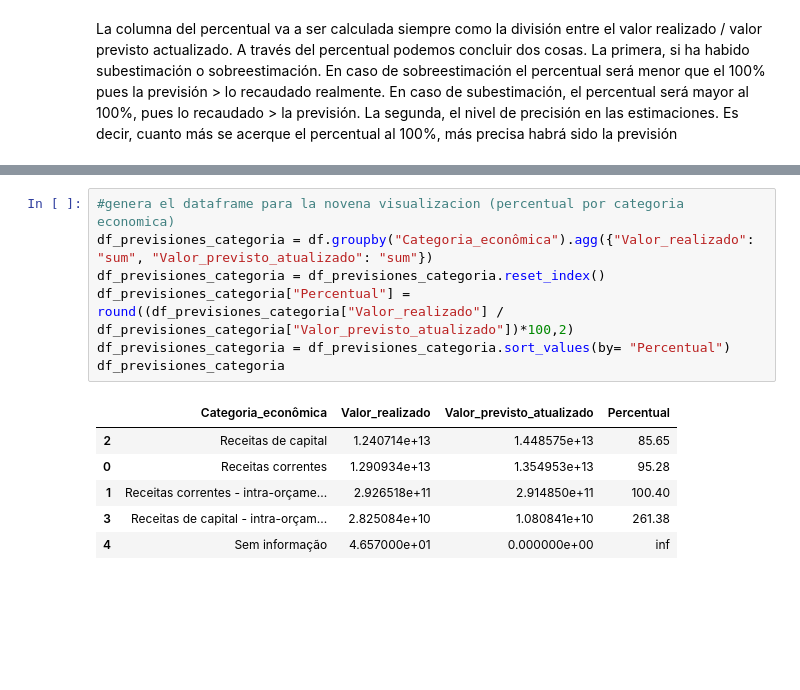
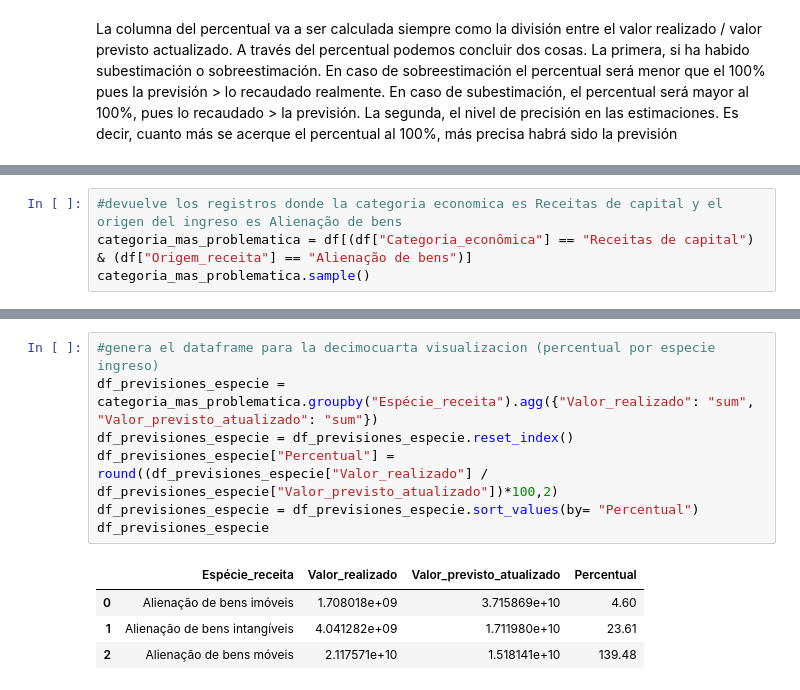
Before and after one commit to raquelscv/Proyecto2-AnalisisPandas, a Jupyter notebook: Analisis_Ingresos_Brasil.ipynb, the cells around one changed output, grey strips where cells are left out. Drawn from its saved outputs; the diff is of its cells as text; blank space fills up the shorter version.

```diff
--- a/Analisis_Ingresos_Brasil.ipynb
+++ b/Analisis_Ingresos_Brasil.ipynb
@@ -480,0 +623,4 @@ Me meto a analizar el area problematica detectada en cuanto a organos superiores
+# %%
+#devuelve los registros donde la categoria economica es Receitas de capital y el origen del ingreso es Alienação de bens
+categoria_mas_problematica = df[(df["Categoria_econômica"] == "Receitas de capital") & (df["Origem_receita"] == "Alienação de bens")]
+categoria_mas_problematica.sample()
@@ -481,14 +630,12 @@ Me meto a analizar el area problematica detectada en cuanto a organos superiores
 # %%
-#genera el dataframe para la novena visualizacion (percentual por categoria economica)
-df_previsiones_categoria = df.groupby("Categoria_econômica").agg({"Valor_realizado": "sum", "Valor_previsto_atualizado": "sum"})
-df_previsiones_categoria = df_previsiones_categoria.reset_index()
-df_previsiones_categoria["Percentual"] = round((df_previsiones_categoria["Valor_realizado"] / df_previsiones_categoria["Valor_previsto_atualizado"])*100,2)
-df_previsiones_categoria = df_previsiones_categoria.sort_values(by= "Percentual")
-df_previsiones_categoria
+#genera el dataframe para la decimocuarta visualizacion (percentual por especie ingreso)
+df_previsiones_especie = categoria_mas_problematica.groupby("Espécie_receita").agg({"Valor_realizado": "sum", "Valor_previsto_atualizado": "sum"})
+df_previsiones_especie = df_previsiones_especie.reset_index()
+df_previsiones_especie["Percentual"] = round((df_previsiones_especie["Valor_realizado"] / df_previsiones_especie["Valor_previsto_atualizado"])*100,2)
+df_previsiones_especie = df_previsiones_especie.sort_values(by= "Percentual")
+df_previsiones_especie
 # %% [output]
-|  | Categoria_econômica | Valor_realizado | Valor_previsto_atualizado | Percentual |
-| 2 | Receitas de capital | 1.240714e+13 | 1.448575e+13 | 85.65 |
-| 0 | Receitas correntes | 1.290934e+13 | 1.354953e+13 | 95.28 |
-| 1 | Receitas correntes - intra-orçame... | 2.926518e+11 | 2.914850e+11 | 100.40 |
-| 3 | Receitas de capital - intra-orçam... | 2.825084e+10 | 1.080841e+10 | 261.38 |
-| 4 | Sem informação | 4.657000e+01 | 0.000000e+00 | inf |
+|  | Espécie_receita | Valor_realizado | Valor_previsto_atualizado | Percentual |
+| 0 | Alienação de bens imóveis | 1.708018e+09 | 3.715869e+10 | 4.60 |
+| 1 | Alienação de bens intangíveis | 4.041282e+09 | 1.711980e+10 | 23.61 |
+| 2 | Alienação de bens móveis | 2.117571e+10 | 1.518141e+10 | 139.48 |
```
Also changed, not shown: parts of 36 cells of this notebook.
